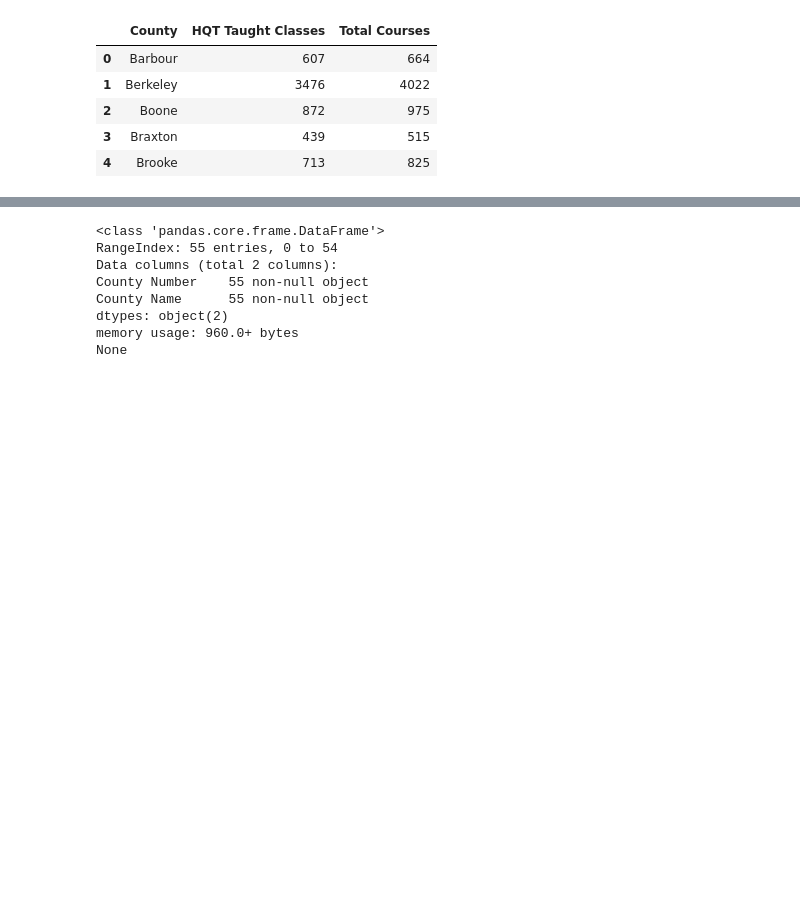
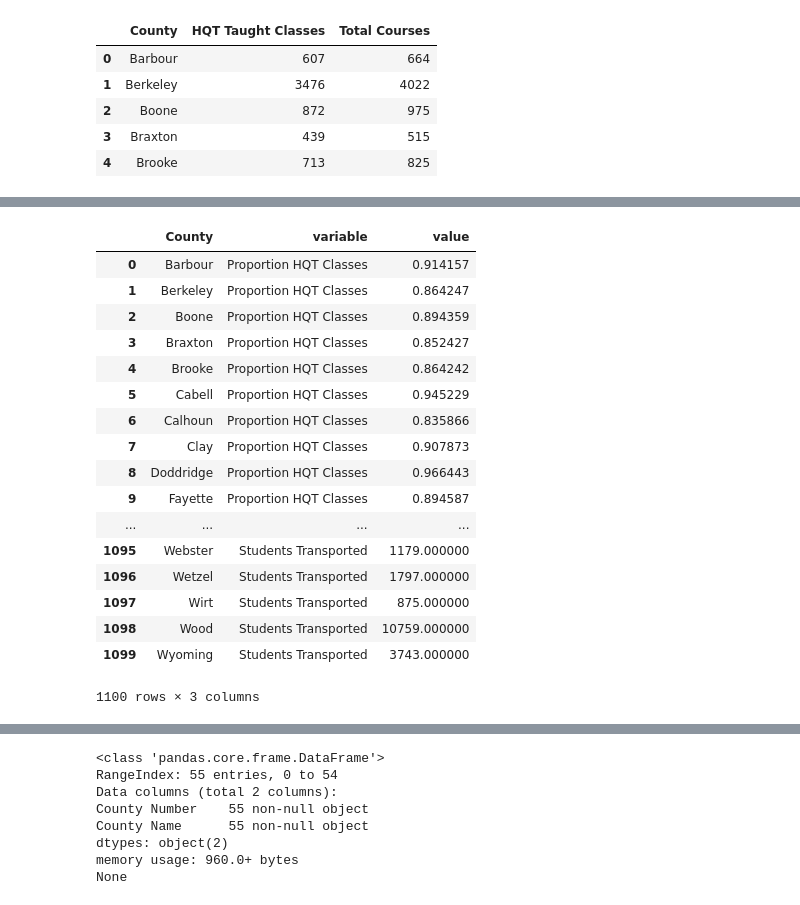
Before and after one commit to mkuehn10/springboard-data-science, a Jupyter notebook: capstone/data-wrangling/process-data-files.ipynb, the cells around one changed output, grey strips where cells are left out. Saved outputs shown, nothing was run; the diff lists cells and outputs as text; code cells hidden in the pictures; blank space fills up the shorter version.

```diff
--- a/capstone/data-wrangling/process-data-files.ipynb
+++ b/capstone/data-wrangling/process-data-files.ipynb
@@ -159,3 +228,24 @@ qual_teacher_tidy_df.to_csv('../data/qual_teacher_tidy.csv')
+# %%
+county_data_df.reset_index().melt(id_vars = 'County')
+# %% [output]
+|  | County | variable | value |
+| 0 | Barbour | Proportion HQT Classes | 0.914157 |
+| 1 | Berkeley | Proportion HQT Classes | 0.864247 |
+| 2 | Boone | Proportion HQT Classes | 0.894359 |
+| 3 | Braxton | Proportion HQT Classes | 0.852427 |
+| 4 | Brooke | Proportion HQT Classes | 0.864242 |
+| 5 | Cabell | Proportion HQT Classes | 0.945229 |
+| 6 | Calhoun | Proportion HQT Classes | 0.835866 |
+| 7 | Clay | Proportion HQT Classes | 0.907873 |
+| 8 | Doddridge | Proportion HQT Classes | 0.966443 |
+| 9 | Fayette | Proportion HQT Classes | 0.894587 |
+| ... | ... | ... | ... |
+| 1095 | Webster | Students Transported | 1179.000000 |
+| 1096 | Wetzel | Students Transported | 1797.000000 |
+| 1097 | Wirt | Students Transported | 875.000000 |
+| 1098 | Wood | Students Transported | 10759.000000 |
+| 1099 | Wyoming | Students Transported | 3743.000000 |
+1100 rows × 3 columns
 # %%
 df = pd.read_excel('../data/SY17-18_SchoolComposition_PublicRelease_v2.xlsx')
 df.head()
```
Also changed, not shown: parts of 11 cells of this notebook, 7 other files.
